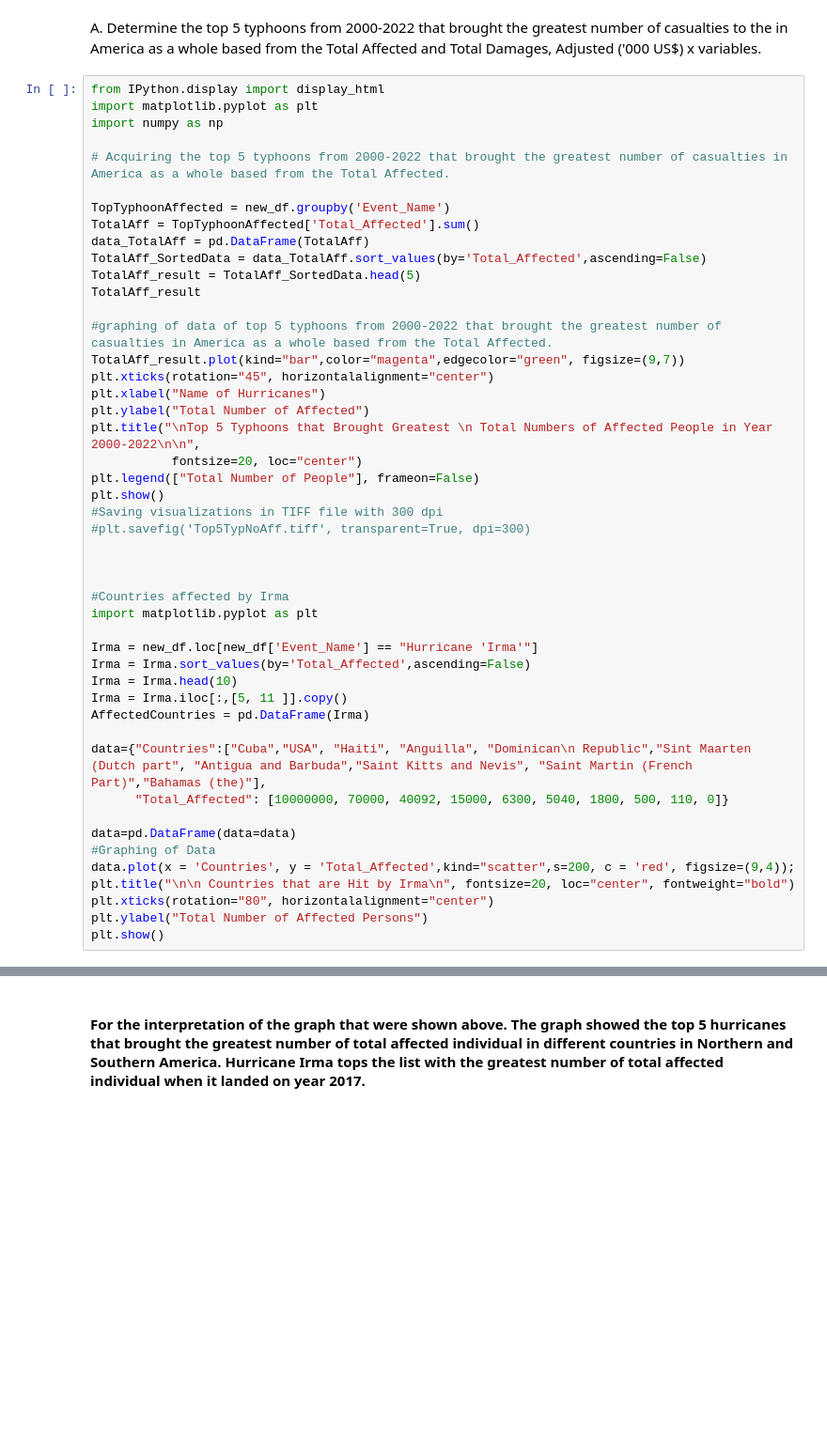
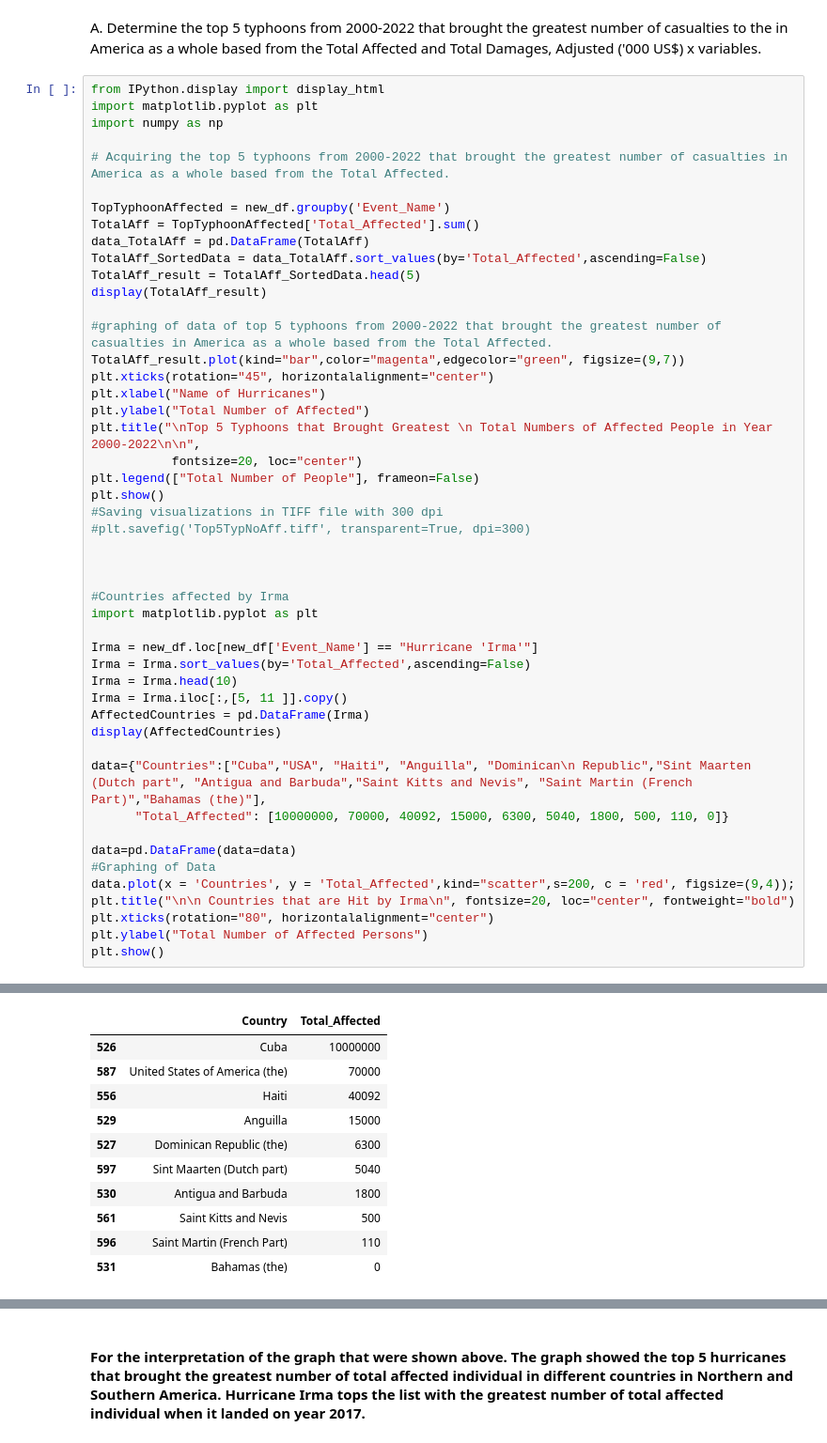
Before and after one commit to GEA960/ITBA-3207_TeamTyphoonAnalysts, a Jupyter notebook: Data Sets Coding Analysis/Data Analysis and Coding for Both Data Sets.ipynb, the cells around one changed output, grey strips where cells are left out. Shown at 94% size. Saved outputs shown, nothing was run; the diff lists cells and outputs as text; blank space fills up the shorter version.

```diff
--- a/Data Sets Coding Analysis/Data Analysis and Coding for Both Data Sets.ipynb
+++ b/Data Sets Coding Analysis/Data Analysis and Coding for Both Data Sets.ipynb
@@ -702,7 +702,7 @@ TotalAff = TopTyphoonAffected['Total_Affected'].sum()
 data_TotalAff = pd.DataFrame(TotalAff)
 TotalAff_SortedData = data_TotalAff.sort_values(by='Total_Affected',ascending=False)
 TotalAff_result = TotalAff_SortedData.head(5)
-TotalAff_result
+display(TotalAff_result)
 
 #graphing of data of top 5 typhoons from 2000-2022 that brought the greatest number of casualties in America as a whole based from the Total Affected.
 TotalAff_result.plot(kind="bar",color="magenta",edgecolor="green", figsize=(9,7))
@@ -726,6 +726,7 @@ Irma = Irma.sort_values(by='Total_Affected',ascending=False)
 Irma = Irma.head(10)
 Irma = Irma.iloc[:,[5, 11 ]].copy()
 AffectedCountries = pd.DataFrame(Irma)
+display(AffectedCountries)
 
 data={"Countries":["Cuba","USA", "Haiti", "Anguilla", "Dominican\n Republic","Sint Maarten (Dutch part", "Antigua and Barbuda","Saint Kitts and Nevis", "Saint Martin (French Part)","Bahamas (the)"],
       "Total_Affected": [10000000, 70000, 40092, 15000, 6300, 5040, 1800, 500, 110, 0]}
@@ -741,4 +749,15 @@ plt.show()
 [figure]
+|  | Country | Total_Affected |
+| 526 | Cuba | 10000000 |
+| 587 | United States of America (the) | 70000 |
+| 556 | Haiti | 40092 |
+| 529 | Anguilla | 15000 |
+| 527 | Dominican Republic (the) | 6300 |
+| 597 | Sint Maarten (Dutch part) | 5040 |
+| 530 | Antigua and Barbuda | 1800 |
+| 561 | Saint Kitts and Nevis | 500 |
+| 596 | Saint Martin (French Part) | 110 |
+| 531 | Bahamas (the) | 0 |
 [figure]
 # %% [markdown]
 #### For the interpretation of the graph that were shown above. The graph showed the top 5 hurricanes that brought the greatest number of total affected individual in different countries in Northern and Southern America. Hurricane Irma tops the list with the greatest number of total affected individual when it landed on year 2017.
```
Also changed, not shown: parts of 5 cells of this notebook.
